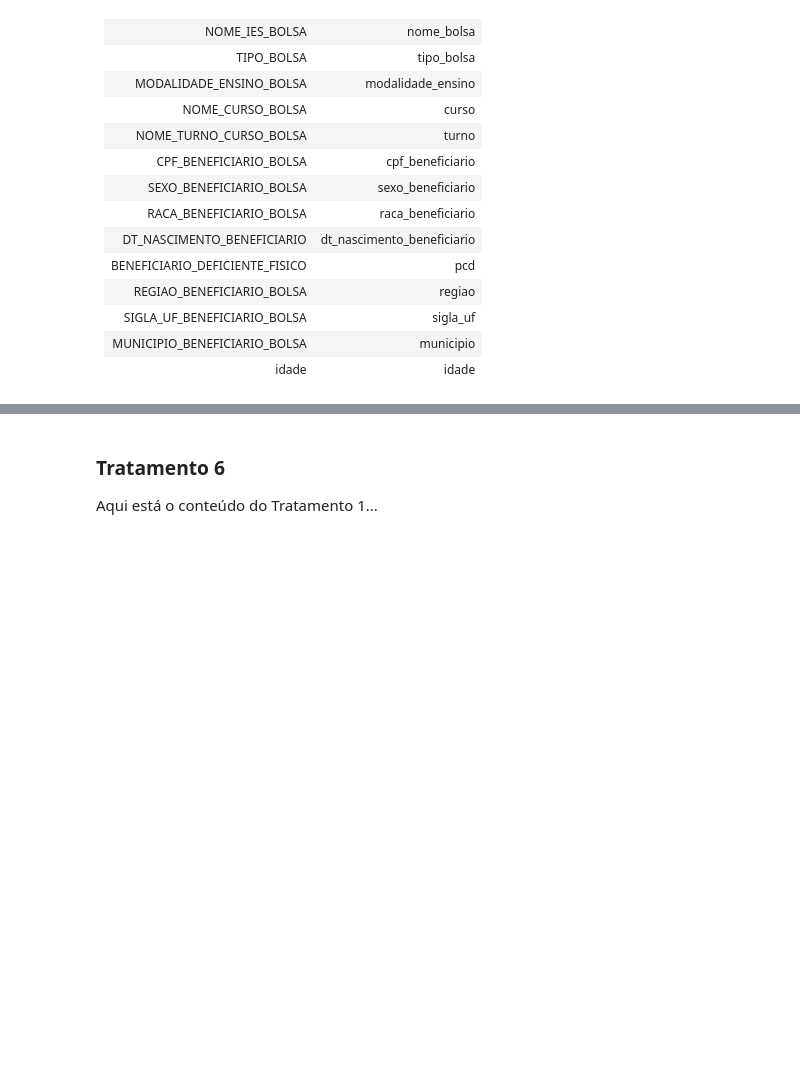
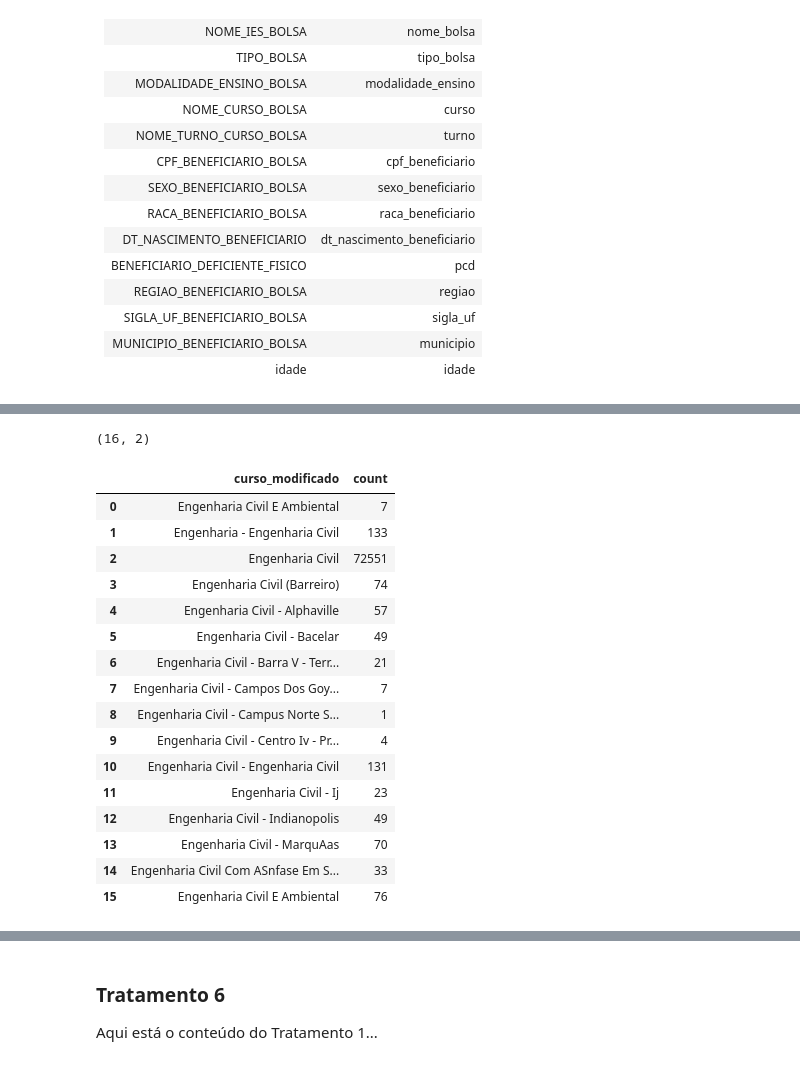
Before and after one commit to DanielCustodioDias/Projeto_PROUNI, a Jupyter notebook: main/tratamento/tratamento.ipynb, the cells around one changed output, grey strips where cells are left out. Drawn from its saved outputs; the diff is of its cells as text; code cells hidden in the pictures; blank space fills up the shorter version.

```diff
--- a/main/tratamento/tratamento.ipynb
+++ b/main/tratamento/tratamento.ipynb
@@ -228,0 +561,21 @@ Aqui está o conteúdo do Tratamento 1...
+# %%
+verifica_curso('engenharia civil')
+# %% [output]
+(16, 2)
+|  | curso_modificado | count |
+| 0 | Engenharia Civil E Ambiental | 7 |
+| 1 | Engenharia - Engenharia Civil | 133 |
+| 2 | Engenharia Civil | 72551 |
+| 3 | Engenharia Civil (Barreiro) | 74 |
+| 4 | Engenharia Civil - Alphaville | 57 |
+| 5 | Engenharia Civil - Bacelar | 49 |
+| 6 | Engenharia Civil - Barra V - Terr... | 21 |
+| 7 | Engenharia Civil - Campos Dos Goy... | 7 |
+| 8 | Engenharia Civil - Campus Norte S... | 1 |
+| 9 | Engenharia Civil - Centro Iv - Pr... | 4 |
+| 10 | Engenharia Civil - Engenharia Civil | 131 |
+| 11 | Engenharia Civil - Ij | 23 |
+| 12 | Engenharia Civil - Indianopolis | 49 |
+| 13 | Engenharia Civil - MarquAas | 70 |
+| 14 | Engenharia Civil Com ASnfase Em S... | 33 |
+| 15 | Engenharia Civil E Ambiental | 76 |
```
Also changed, not shown: parts of 154 cells of this notebook, 3 other files.
